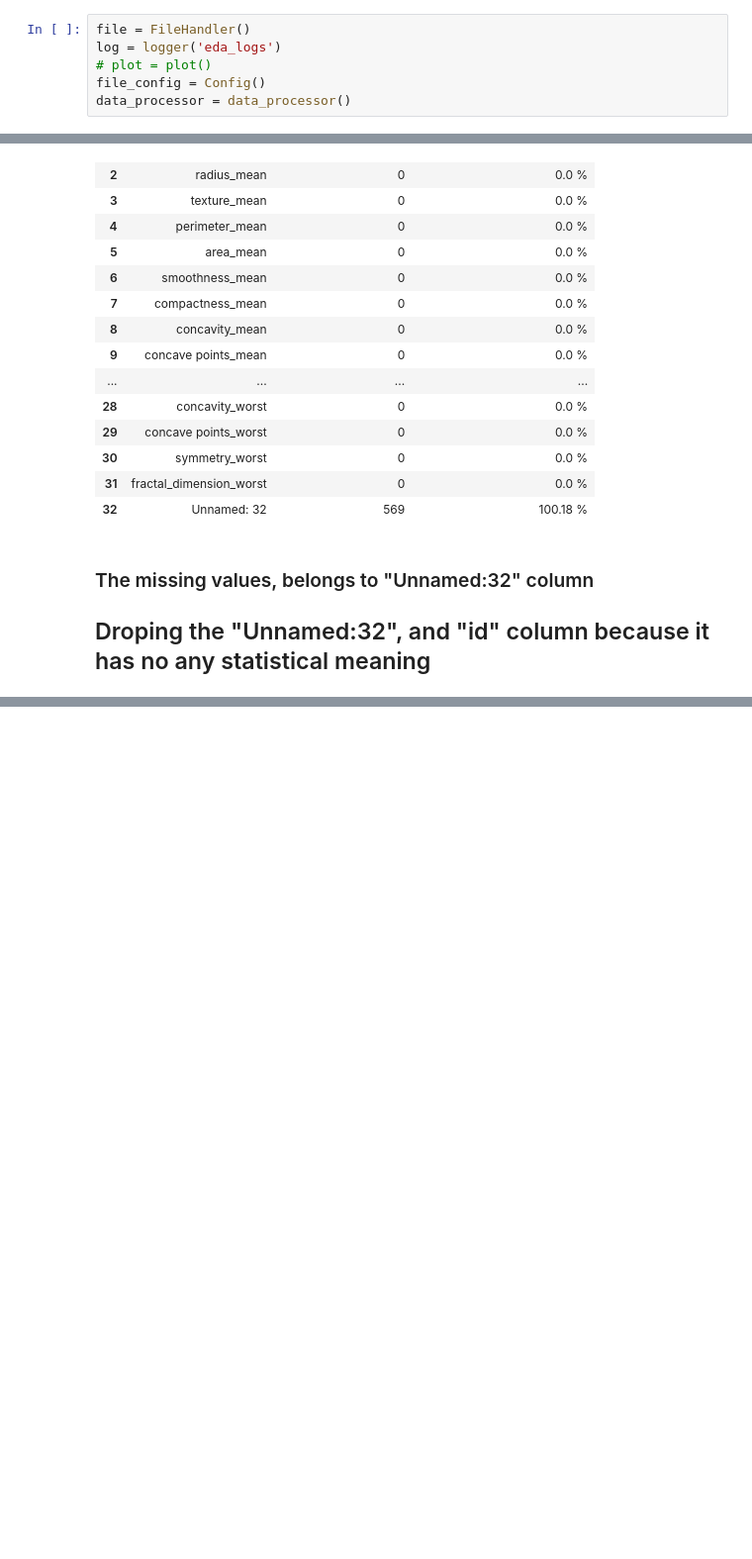
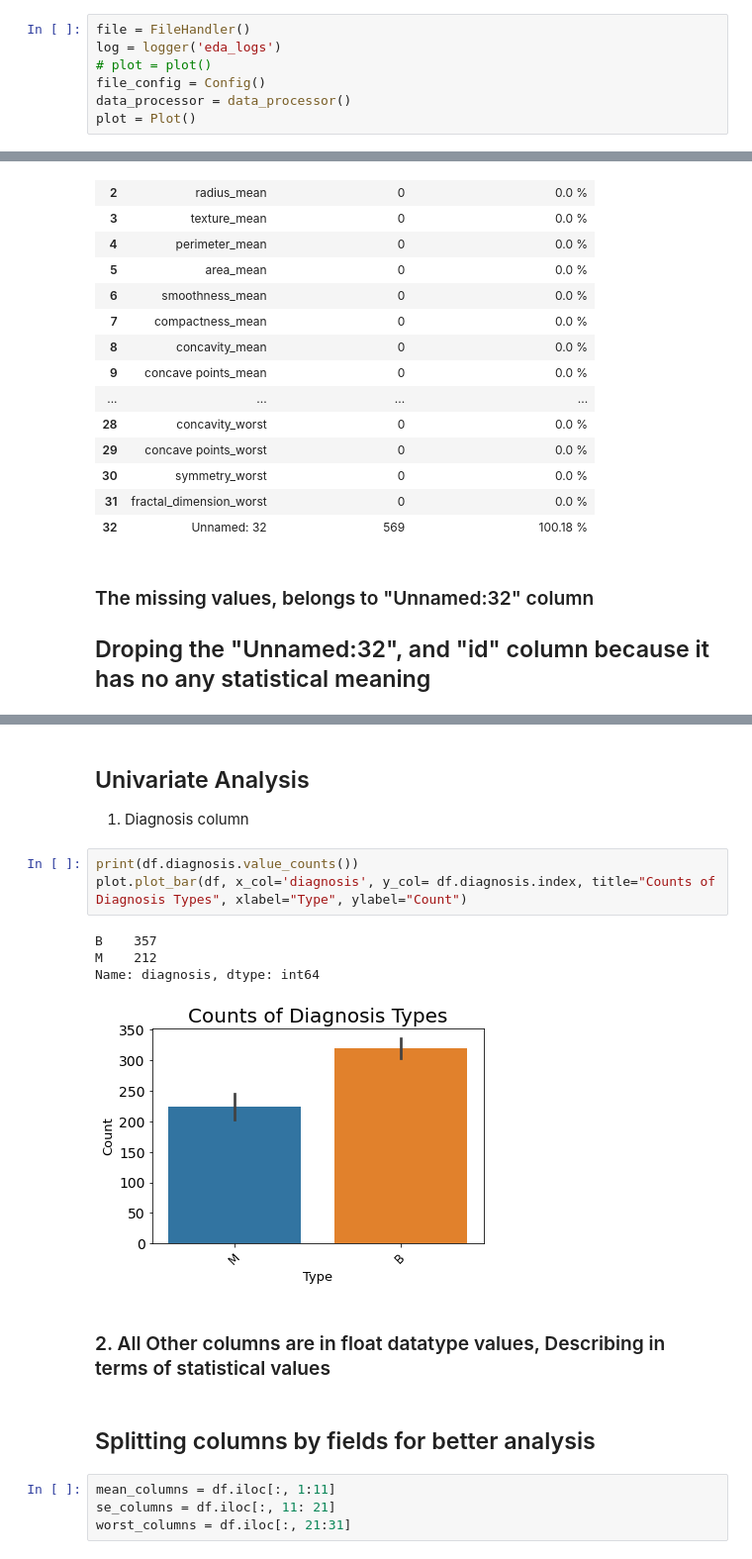
Before and after one commit to Caphace-Ethan/Breast-Cancer-Diagnosis, a Jupyter notebook: notebooks/EDA_notebook.ipynb, the cells around one changed output, grey strips where cells are left out. Shown: that part at 99% size. Cells and saved outputs as stored; diff of their text form; blank space fills up the shorter version.

Commit message:
Univariate analysis

```diff
--- a/notebooks/EDA_notebook.ipynb
+++ b/notebooks/EDA_notebook.ipynb
@@ -30,6 +30,7 @@ log = logger('eda_logs')
 # plot = plot()
 file_config = Config()
 data_processor = data_processor()
+plot = Plot()
 # %% [markdown]
 ### Impoting dataset, and describing the data
 # %%
@@ -110,0 +99,20 @@ AttributeError: 'Index' object has no attribute 'count'
+# %% [markdown]
+## Univariate Analysis
+
+1. Diagnosis column
+# %%
+print(df.diagnosis.value_counts())
+plot.plot_bar(df, x_col='diagnosis', y_col= df.diagnosis.index, title="Counts of Diagnosis Types", xlabel="Type", ylabel="Count")
+# %% [output]
+B    357
+M    212
+Name: diagnosis, dtype: int64
+[figure, added]
+# %% [markdown]
+### 2. All Other columns are in float datatype values, Describing in terms of statistical values
+# %% [markdown]
+## Splitting columns by fields for better analysis
+# %%
+mean_columns = df.iloc[:, 1:11]
+se_columns = df.iloc[:, 11: 21]
+worst_columns = df.iloc[:, 21:31]
```
Also changed, not shown: parts of 9 cells of this notebook.
